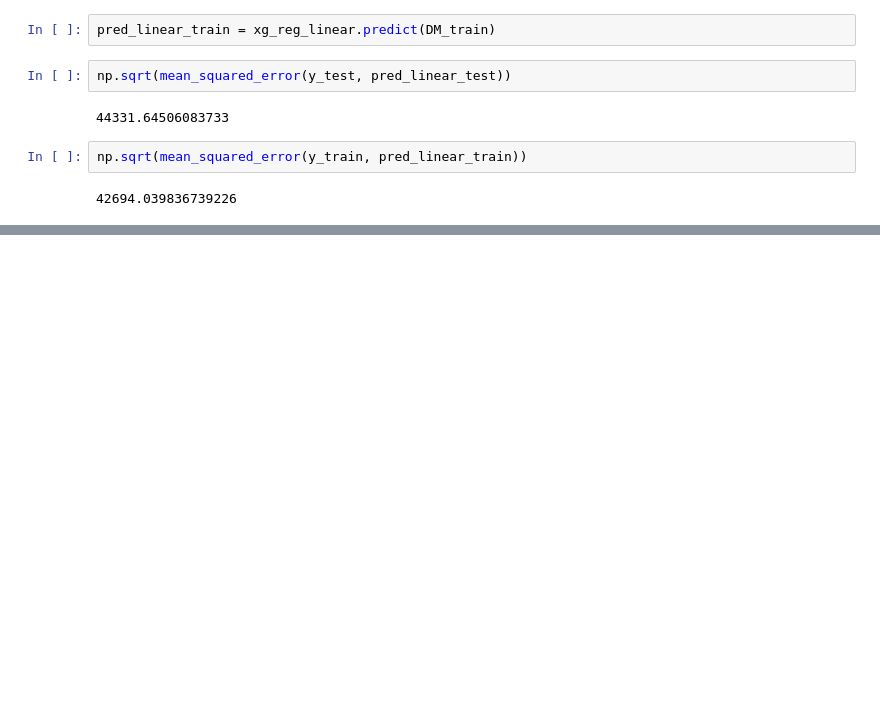
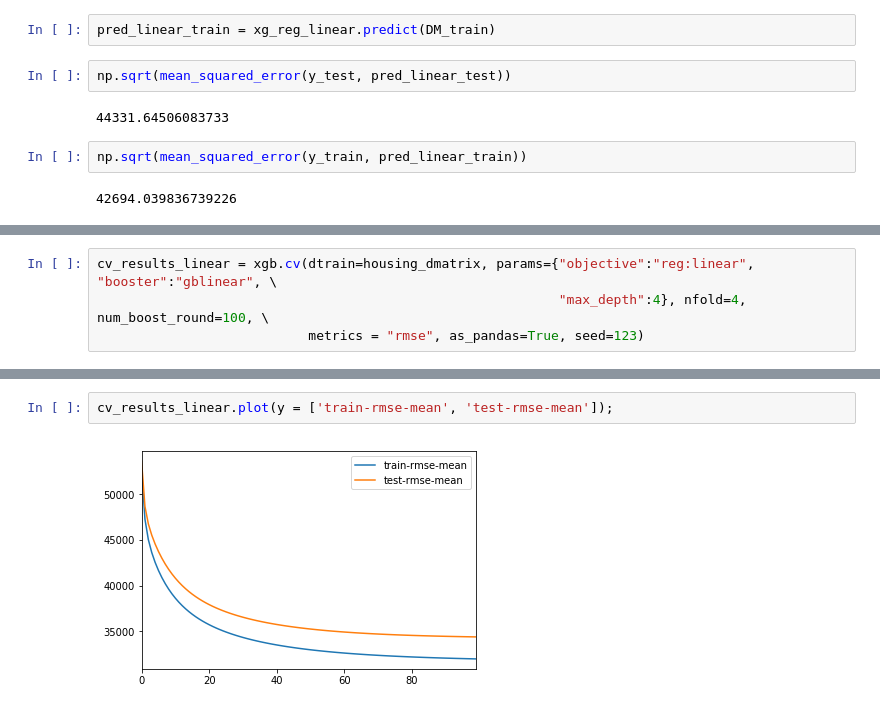
Before and after one commit to sushant2811/NLPandDeepLearning, a Jupyter notebook: XGBoost.ipynb, the cells around one changed output, grey strips where cells are left out. Saved outputs shown, nothing was run; the diff lists cells and outputs as text; blank space fills up the shorter version.

```diff
--- a/XGBoost.ipynb
+++ b/XGBoost.ipynb
@@ -84,0 +118,4 @@ np.sqrt(mean_squared_error(y_train, pred_linear_train))
+# %%
+cv_results_linear = xgb.cv(dtrain=housing_dmatrix, params={"objective":"reg:linear", "booster":"gblinear", \
+                                                           "max_depth":4}, nfold=4, num_boost_round=100, \
+                           metrics = "rmse", as_pandas=True, seed=123)
@@ -84,0 +140,4 @@ np.sqrt(mean_squared_error(y_train, pred_linear_train))
+# %%
+cv_results_linear.plot(y = ['train-rmse-mean', 'test-rmse-mean']);
+# %% [output]
+[figure, added]
```
Also changed, not shown: parts of 8 cells of this notebook.
